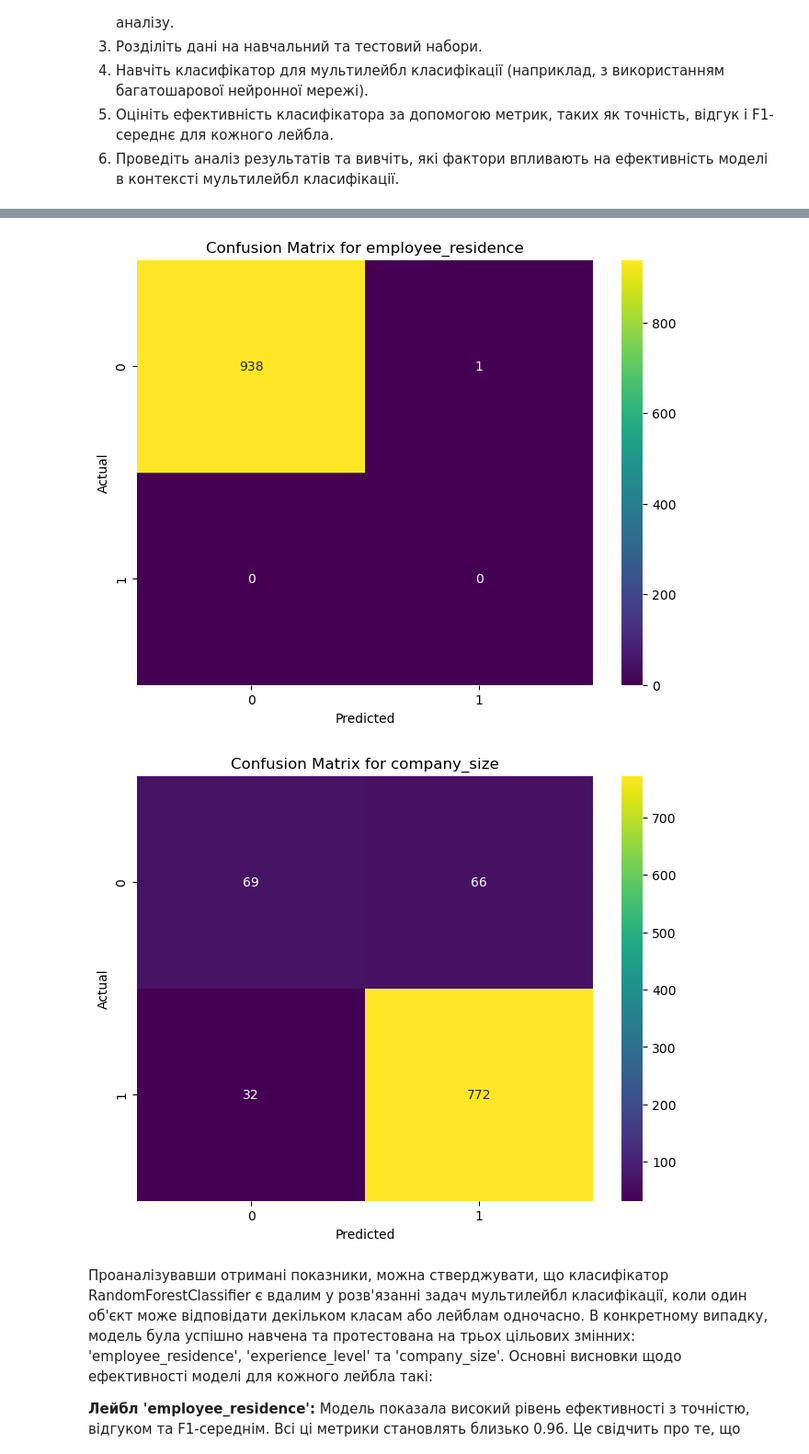
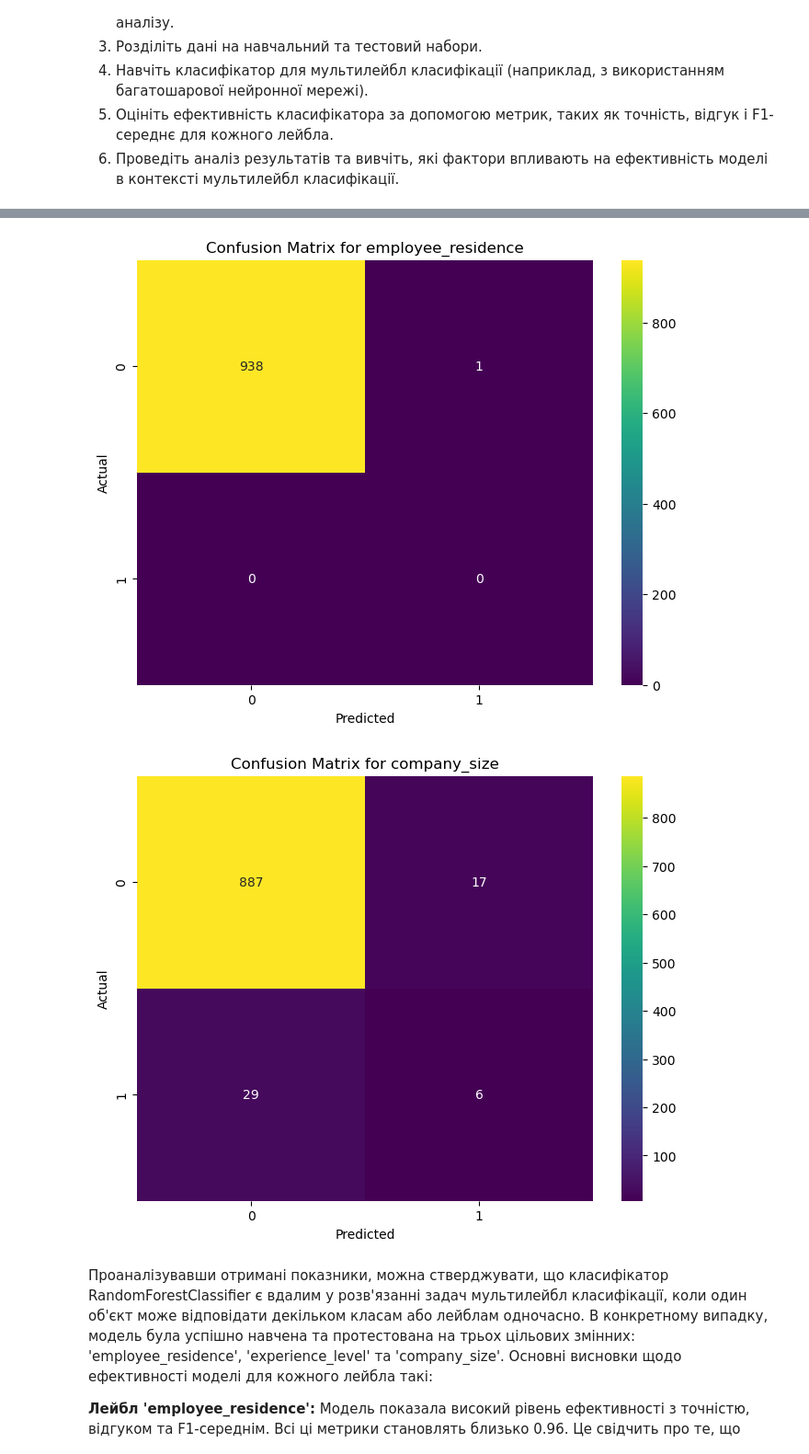
Before and after one commit to arsgooo/ml2023, a Jupyter notebook: Labs/lab3/lab3.ipynb, the cells around one changed output, grey strips where cells are left out. Shown: that part at 92% size. Drawn from its saved outputs; the diff is of its cells as text; code cells hidden in the pictures.

```diff
--- a/Labs/lab3/lab3.ipynb
+++ b/Labs/lab3/lab3.ipynb
@@ -309,7 +309,7 @@ for i in range(y_test.shape[1]):
 for i, target_col in enumerate(target):
     conf_matrix = multilabel_confusion_matrix(y_test[target_col], y_pred[:, i])
     plt.figure(figsize=(8, 6))
-    sns.heatmap(conf_matrix[1], annot=True, fmt='d', cmap='viridis')
+    sns.heatmap(conf_matrix[i], annot=True, fmt='d', cmap='viridis')
     plt.xlabel('Predicted')
     plt.ylabel('Actual')
     plt.title(f'Confusion Matrix for {target_col}')
@@ -333,5 +333,5 @@ F1-score: 0.87
 [figure]
-[figure, old version]
+[figure, new version]
 # %% [markdown]
 Проаналізувавши отримані показники, можна стверджувати, що класифікатор RandomForestClassifier є вдалим у розв'язанні задач мультилейбл класифікації, коли один об'єкт може відповідати декільком класам або лейблам одночасно. В конкретному випадку, модель була успішно навчена та протестована на трьох цільових змінних: 'employee_residence', 'experience_level' та 'company_size'. Основні висновки щодо ефективності моделі для кожного лейбла такі:
 
```
Also changed, not shown: parts of 1 cell of this notebook, 4 other files.
